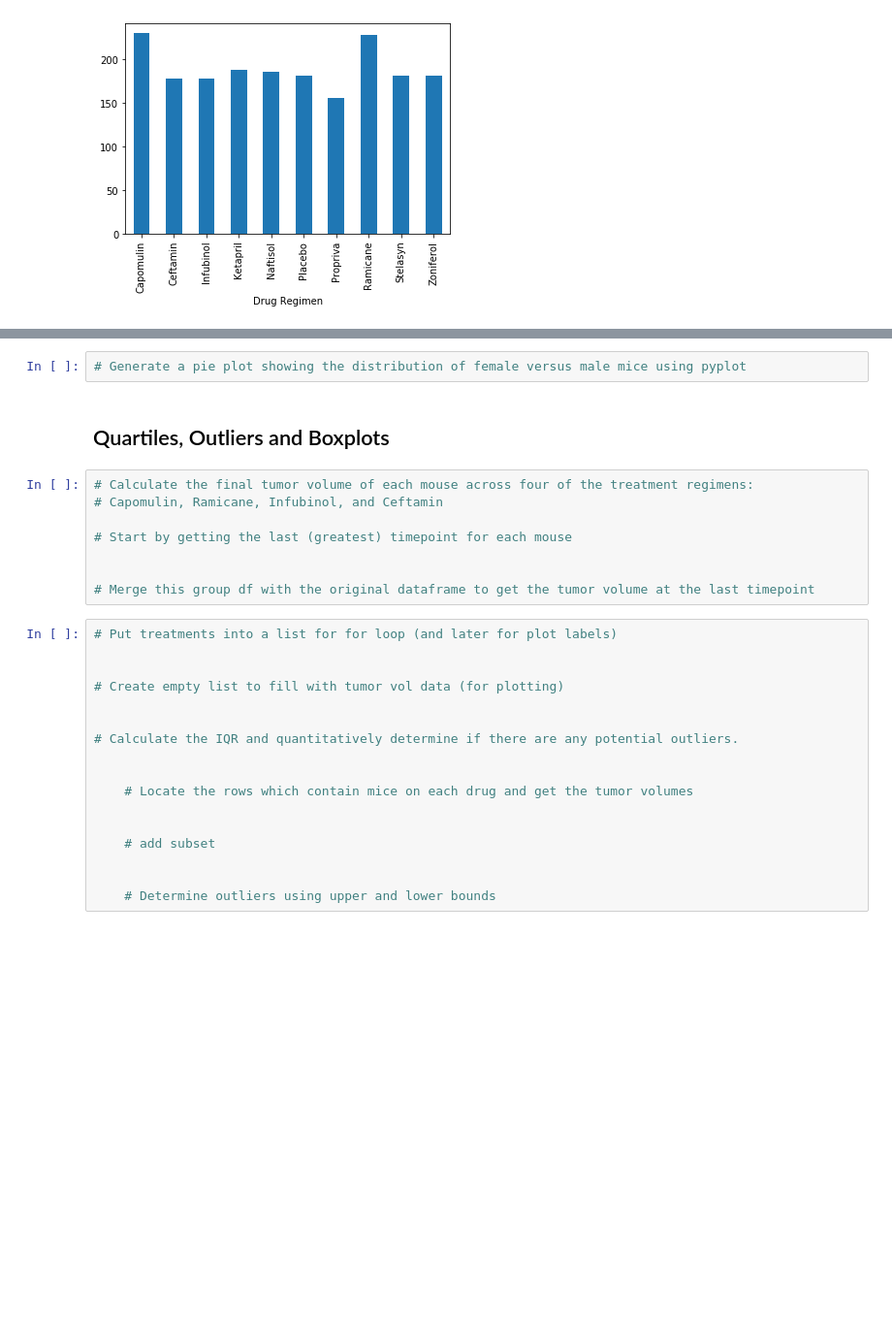
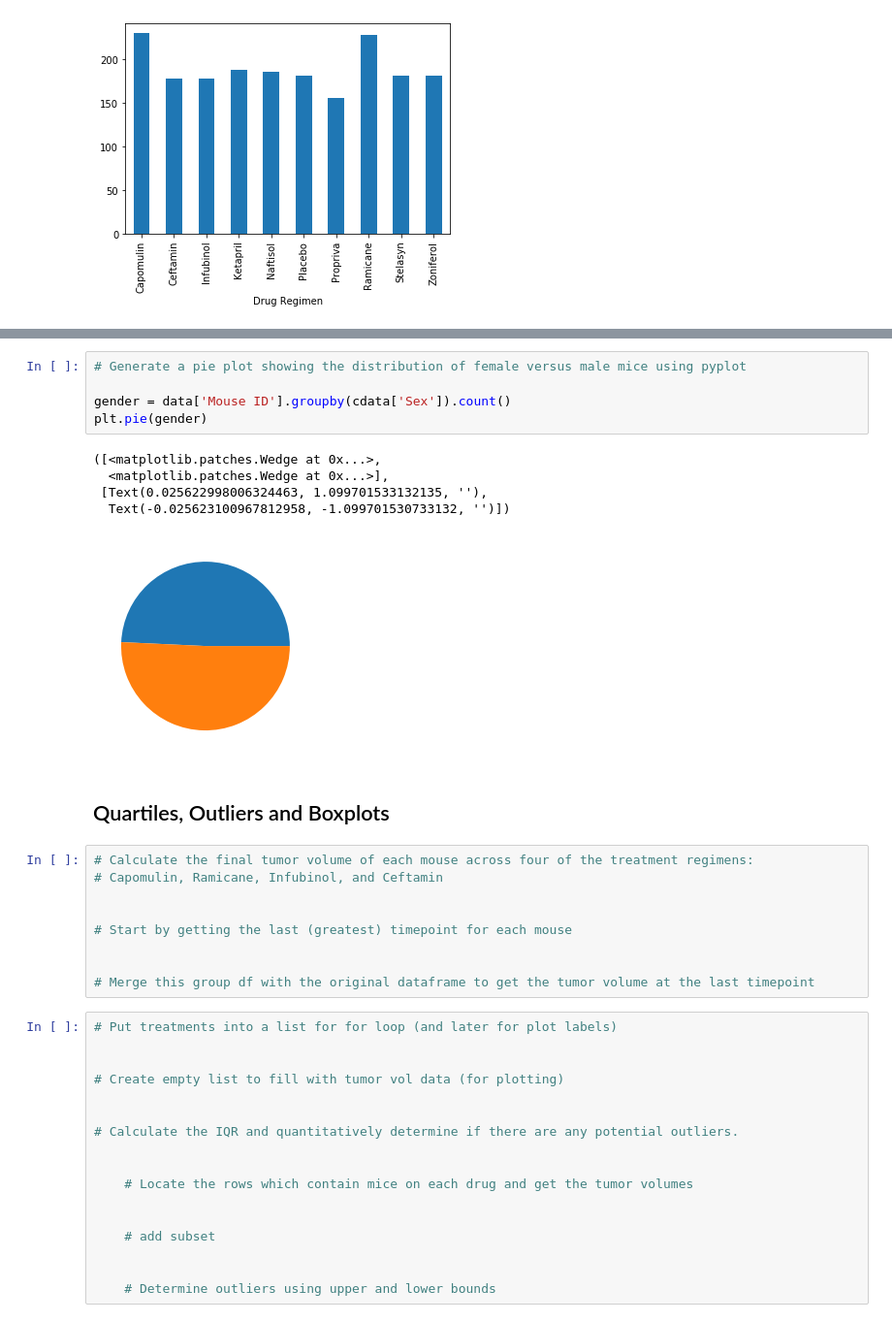
Before and after one commit to crisbusa92/matplotlib-challenge, a Jupyter notebook: Pymaceuticals/pymaceuticals_starter.ipynb, the cells around one changed output, grey strips where cells are left out. Shown: that part at 97% size. Drawn from its saved outputs; the diff is of its cells as text; blank space fills up the shorter version.

```diff
--- a/Pymaceuticals/pymaceuticals_starter.ipynb
+++ b/Pymaceuticals/pymaceuticals_starter.ipynb
@@ -128,10 +127,20 @@ AttributeError: 'Rectangle' object has no property 'figsize'
 # %%
 # Generate a pie plot showing the distribution of female versus male mice using pyplot
+
+gender = data['Mouse ID'].groupby(cdata['Sex']).count()
+plt.pie(gender)
+# %% [output]
+([<matplotlib.patches.Wedge at 0x...>,
+  <matplotlib.patches.Wedge at 0x...>],
+ [Text(0.025622998006324463, 1.099701533132135, ''),
+  Text(-0.025623100967812958, -1.099701530733132, '')])
+[figure, added]
 # %% [markdown]
 ## Quartiles, Outliers and Boxplots
 # %%
 # Calculate the final tumor volume of each mouse across four of the treatment regimens:
 # Capomulin, Ramicane, Infubinol, and Ceftamin
+
 
 # Start by getting the last (greatest) timepoint for each mouse
 
```
Also changed, not shown: parts of 3 cells of this notebook.
